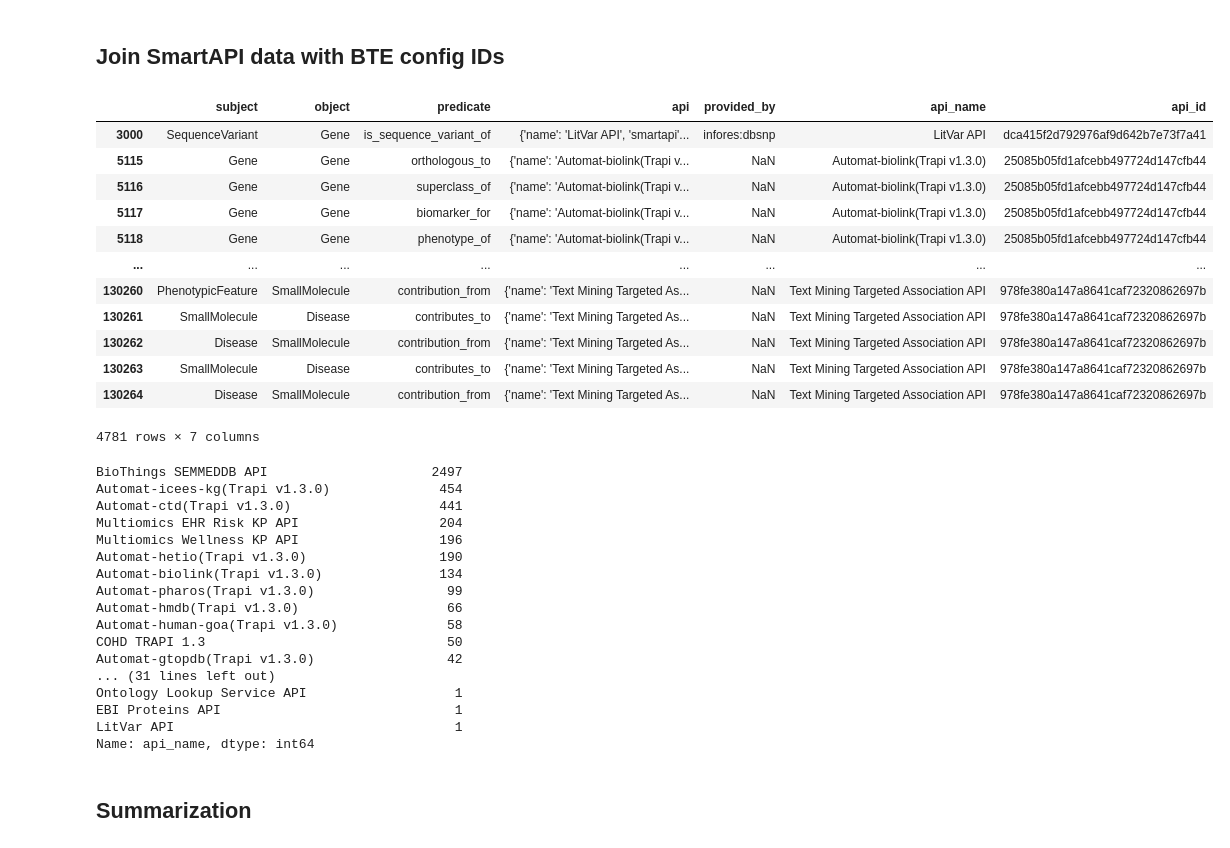
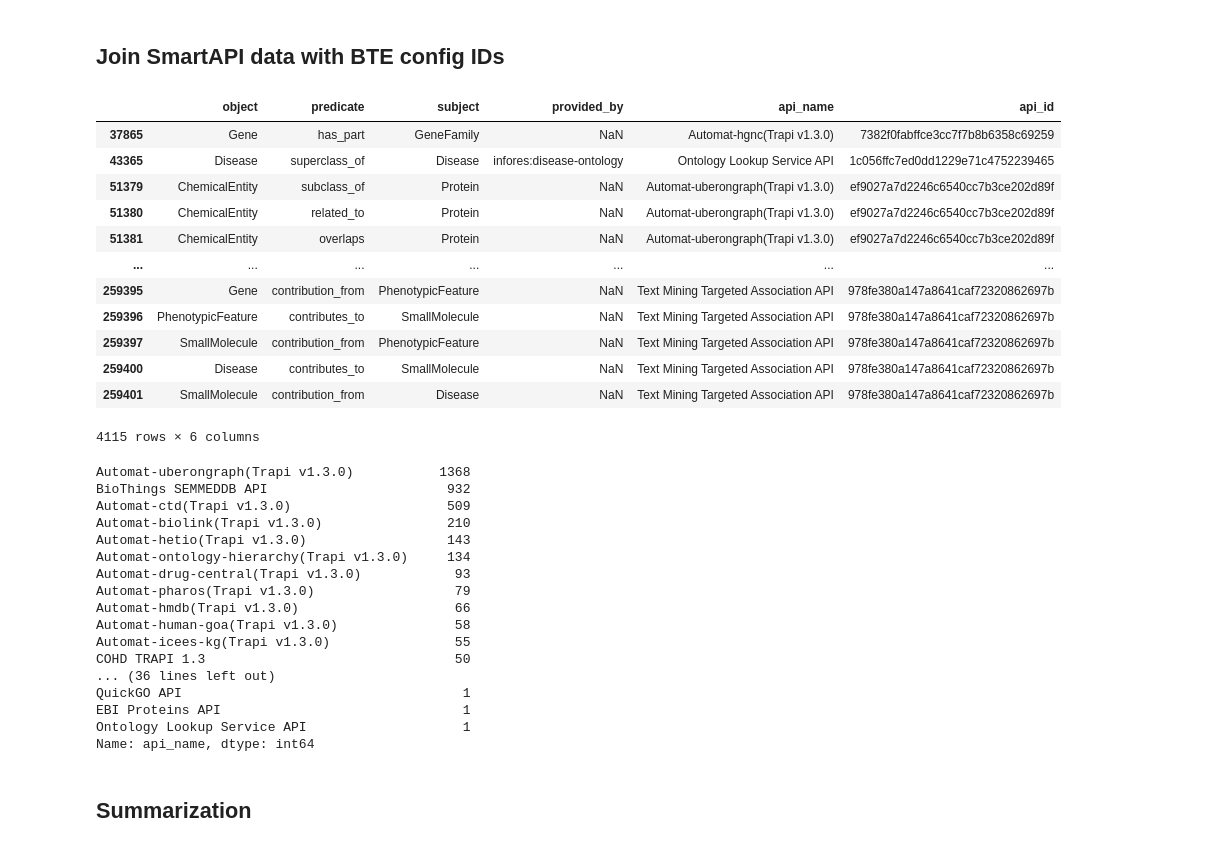
Before and after one commit to andrewsu/BTE_metakg_viz, a Jupyter notebook: bte_metakg_viz.ipynb, the cells around one changed output. Saved outputs shown, nothing was run; the diff lists cells and outputs as text; code cells hidden in the pictures.

Commit message:
update to use smartapi API

```diff
--- a/bte_metakg_viz.ipynb
+++ b/bte_metakg_viz.ipynb
@@ -37,0 +43,7 @@ df
+# %%
+c = biothings_client.get_client('metakg', url='https://dev.smart-api.info/api/metakg')
+c._query_endpoint=''
+a = c.query('*', fetch_all=True)
+# %%
+df = pd.DataFrame(a)
+df
@@ -113,20 +141,20 @@ bte_config_ids
 # %% [markdown]
 ## Join SmartAPI data with BTE config IDs
 # %%
-df_bte = df.query('api_id in @bte_config_ids')
+df_bte = df.query('api_id in @bte_config_ids').drop(columns=['api']).drop_duplicates()
 df_bte
 # %% [output]
-|  | subject | object | predicate | api | provided_by | api_name | api_id |
-| 3000 | SequenceVariant | Gene | is_sequence_variant_of | {'name': 'LitVar API', 'smartapi'... | infores:dbsnp | LitVar API | dca415f2d792976af9d642b7e73f7a41 |
-| 5115 | Gene | Gene | orthologous_to | {'name': 'Automat-biolink(Trapi v... | NaN | Automat-biolink(Trapi v1.3.0) | 25085b05fd1afcebb497724d147cfb44 |
-| 5116 | Gene | Gene | superclass_of | {'name': 'Automat-biolink(Trapi v... | NaN | Automat-biolink(Trapi v1.3.0) | 25085b05fd1afcebb497724d147cfb44 |
-| 5117 | Gene | Gene | biomarker_for | {'name': 'Automat-biolink(Trapi v... | NaN | Automat-biolink(Trapi v1.3.0) | 25085b05fd1afcebb497724d147cfb44 |
-| 5118 | Gene | Gene | phenotype_of | {'name': 'Automat-biolink(Trapi v... | NaN | Automat-biolink(Trapi v1.3.0) | 25085b05fd1afcebb497724d147cfb44 |
-| ... | ... | ... | ... | ... | ... | ... | ... |
-| 130260 | PhenotypicFeature | SmallMolecule | contribution_from | {'name': 'Text Mining Targeted As... | NaN | Text Mining Targeted Association API | 978fe380a147a8641caf72320862697b |
-| 130261 | SmallMolecule | Disease | contributes_to | {'name': 'Text Mining Targeted As... | NaN | Text Mining Targeted Association API | 978fe380a147a8641caf72320862697b |
-| 130262 | Disease | SmallMolecule | contribution_from | {'name': 'Text Mining Targeted As... | NaN | Text Mining Targeted Association API | 978fe380a147a8641caf72320862697b |
-| 130263 | SmallMolecule | Disease | contributes_to | {'name': 'Text Mining Targeted As... | NaN | Text Mining Targeted Association API | 978fe380a147a8641caf72320862697b |
-| 130264 | Disease | SmallMolecule | contribution_from | {'name': 'Text Mining Targeted As... | NaN | Text Mining Targeted Association API | 978fe380a147a8641caf72320862697b |
+|  | object | predicate | subject | provided_by | api_name | api_id |
+| 37865 | Gene | has_part | GeneFamily | NaN | Automat-hgnc(Trapi v1.3.0) | 7382f0fabffce3cc7f7b8b6358c69259 |
+| 43365 | Disease | superclass_of | Disease | infores:disease-ontology | Ontology Lookup Service API | 1c056ffc7ed0dd1229e71c4752239465 |
+| 51379 | ChemicalEntity | subclass_of | Protein | NaN | Automat-uberongraph(Trapi v1.3.0) | ef9027a7d2246c6540cc7b3ce202d89f |
+| 51380 | ChemicalEntity | related_to | Protein | NaN | Automat-uberongraph(Trapi v1.3.0) | ef9027a7d2246c6540cc7b3ce202d89f |
+| 51381 | ChemicalEntity | overlaps | Protein | NaN | Automat-uberongraph(Trapi v1.3.0) | ef9027a7d2246c6540cc7b3ce202d89f |
+| ... | ... | ... | ... | ... | ... | ... |
+| 259395 | Gene | contribution_from | PhenotypicFeature | NaN | Text Mining Targeted Association API | 978fe380a147a8641caf72320862697b |
+| 259396 | PhenotypicFeature | contributes_to | SmallMolecule | NaN | Text Mining Targeted Association API | 978fe380a147a8641caf72320862697b |
+| 259397 | SmallMolecule | contribution_from | PhenotypicFeature | NaN | Text Mining Targeted Association API | 978fe380a147a8641caf72320862697b |
+| 259400 | Disease | contributes_to | SmallMolecule | NaN | Text Mining Targeted Association API | 978fe380a147a8641caf72320862697b |
+| 259401 | SmallMolecule | contribution_from | Disease | NaN | Text Mining Targeted Association API | 978fe380a147a8641caf72320862697b |
-4781 rows × 7 columns
+4115 rows × 6 columns
 # %%
@@ -134,22 +162,22 @@ df_bte.to_csv("results/bte_operations.tsv", sep="\t")
 # %%
 df_bte['api_name'].value_counts()
 # %% [output]
-BioThings SEMMEDDB API                     2497
-Automat-icees-kg(Trapi v1.3.0)              454
-Automat-ctd(Trapi v1.3.0)                   441
-Multiomics EHR Risk KP API                  204
-Multiomics Wellness KP API                  196
-Automat-hetio(Trapi v1.3.0)                 190
-Automat-biolink(Trapi v1.3.0)               134
-Automat-pharos(Trapi v1.3.0)                 99
-Automat-hmdb(Trapi v1.3.0)                   66
-Automat-human-goa(Trapi v1.3.0)              58
-COHD TRAPI 1.3                               50
-Automat-gtopdb(Trapi v1.3.0)                 42
-... (31 lines left out)
-Ontology Lookup Service API                   1
-EBI Proteins API                              1
-LitVar API                                    1
+Automat-uberongraph(Trapi v1.3.0)           1368
+BioThings SEMMEDDB API                       932
+Automat-ctd(Trapi v1.3.0)                    509
+Automat-biolink(Trapi v1.3.0)                210
+Automat-hetio(Trapi v1.3.0)                  143
+Automat-ontology-hierarchy(Trapi v1.3.0)     134
+Automat-drug-central(Trapi v1.3.0)            93
+Automat-pharos(Trapi v1.3.0)                  79
+Automat-hmdb(Trapi v1.3.0)                    66
+Automat-human-goa(Trapi v1.3.0)               58
+Automat-icees-kg(Trapi v1.3.0)                55
+COHD TRAPI 1.3                                50
+... (36 lines left out)
+QuickGO API                                    1
+EBI Proteins API                               1
+Ontology Lookup Service API                    1
 Name: api_name, dtype: int64
 # %% [markdown]
 ## Summarization
```
Also changed, not shown: parts of 15 cells of this notebook, 7 other files.
